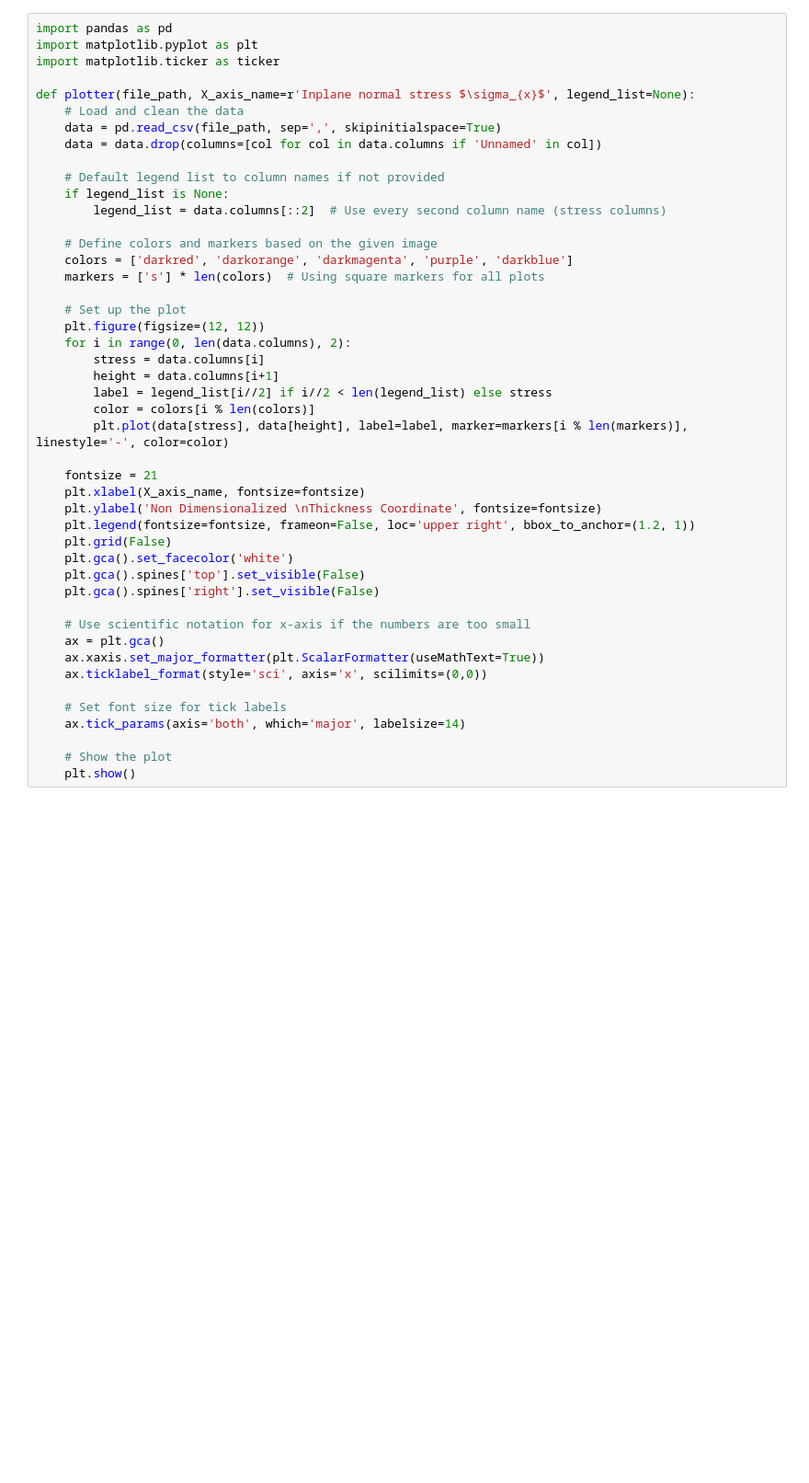
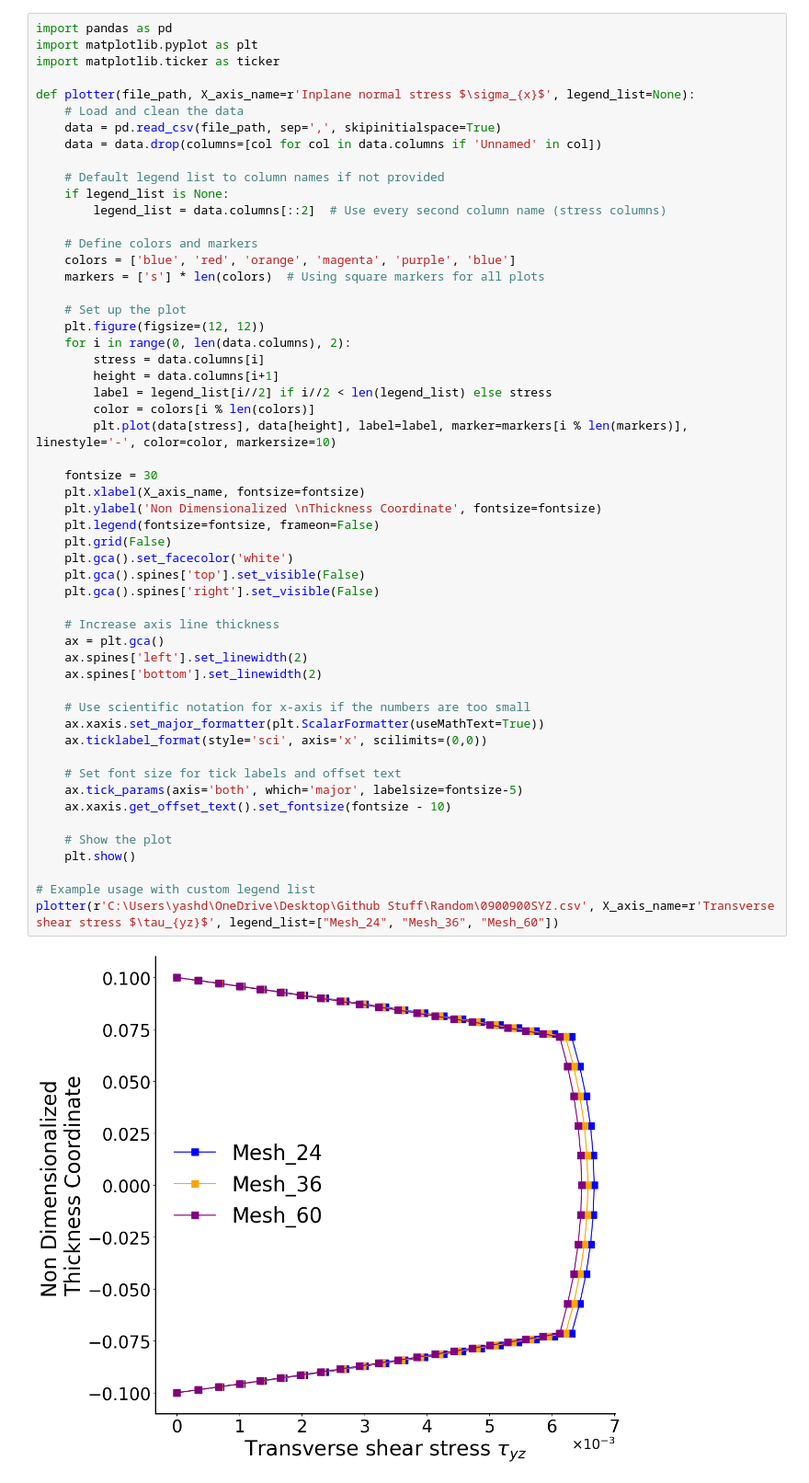
Before and after one commit to YashDagade/Random, a Jupyter notebook: plotter.ipynb, the cells around one changed output. Shown: that part at 92% size. Cells and saved outputs as stored; diff of their text form; blank space fills up the shorter version.

```diff
--- a/plotter.ipynb
+++ b/plotter.ipynb
@@ -9,41 +9,51 @@ def plotter(file_path, X_axis_name=r'Inplane normal stress $\sigma_{x}$', legend
     data = data.drop(columns=[col for col in data.columns if 'Unnamed' in col])
 
     # Default legend list to column names if not provided
     if legend_list is None:
         legend_list = data.columns[::2]  # Use every second column name (stress columns)
 
-    # Define colors and markers based on the given image
-    colors = ['darkred', 'darkorange', 'darkmagenta', 'purple', 'darkblue']
+    # Define colors and markers
+    colors = ['blue', 'red', 'orange', 'magenta', 'purple', 'blue']
     markers = ['s'] * len(colors)  # Using square markers for all plots
 
     # Set up the plot
     plt.figure(figsize=(12, 12))
     for i in range(0, len(data.columns), 2):
         stress = data.columns[i]
         height = data.columns[i+1]
         label = legend_list[i//2] if i//2 < len(legend_list) else stress
         color = colors[i % len(colors)]
-        plt.plot(data[stress], data[height], label=label, marker=markers[i % len(markers)], linestyle='-', color=color)
+        plt.plot(data[stress], data[height], label=label, marker=markers[i % len(markers)], linestyle='-', color=color, markersize=10)
 
-    fontsize = 21
+    fontsize = 30
     plt.xlabel(X_axis_name, fontsize=fontsize)
     plt.ylabel('Non Dimensionalized \nThickness Coordinate', fontsize=fontsize)
-    plt.legend(fontsize=fontsize, frameon=False, loc='upper right', bbox_to_anchor=(1.2, 1))
+    plt.legend(fontsize=fontsize, frameon=False)
     plt.grid(False)
     plt.gca().set_facecolor('white')
     plt.gca().spines['top'].set_visible(False)
     plt.gca().spines['right'].set_visible(False)
 
+    # Increase axis line thickness
+    ax = plt.gca()
+    ax.spines['left'].set_linewidth(2)
+    ax.spines['bottom'].set_linewidth(2)
+
     # Use scientific notation for x-axis if the numbers are too small
-    ax = plt.gca()
     ax.xaxis.set_major_formatter(plt.ScalarFormatter(useMathText=True))
     ax.ticklabel_format(style='sci', axis='x', scilimits=(0,0))
 
-    # Set font size for tick labels
-    ax.tick_params(axis='both', which='major', labelsize=14)
+    # Set font size for tick labels and offset text
+    ax.tick_params(axis='both', which='major', labelsize=fontsize-5)
+    ax.xaxis.get_offset_text().set_fontsize(fontsize - 10)
 
     # Show the plot
     plt.show()
+
+# Example usage with custom legend list
+plotter(r'C:\Users\yashd\OneDrive\Desktop\Github Stuff\Random\0900900SYZ.csv', X_axis_name=r'Transverse shear stress $\tau_{yz}$', legend_list=["Mesh_24", "Mesh_36", "Mesh_60"])
+# %% [output]
+[figure, added]
 # %%
 # Example usage with custom legend list
 plotter(r'C:\Users\yashd\OneDrive\Desktop\Github Stuff\Random\0900900SYZ.csv', X_axis_name=r'Transverse shear stress $\tau_{yz}$', legend_list=[ "Mesh_24", "Mesh_36", "Mesh_60"])
```
Also changed, not shown: parts of 2 cells of this notebook.
